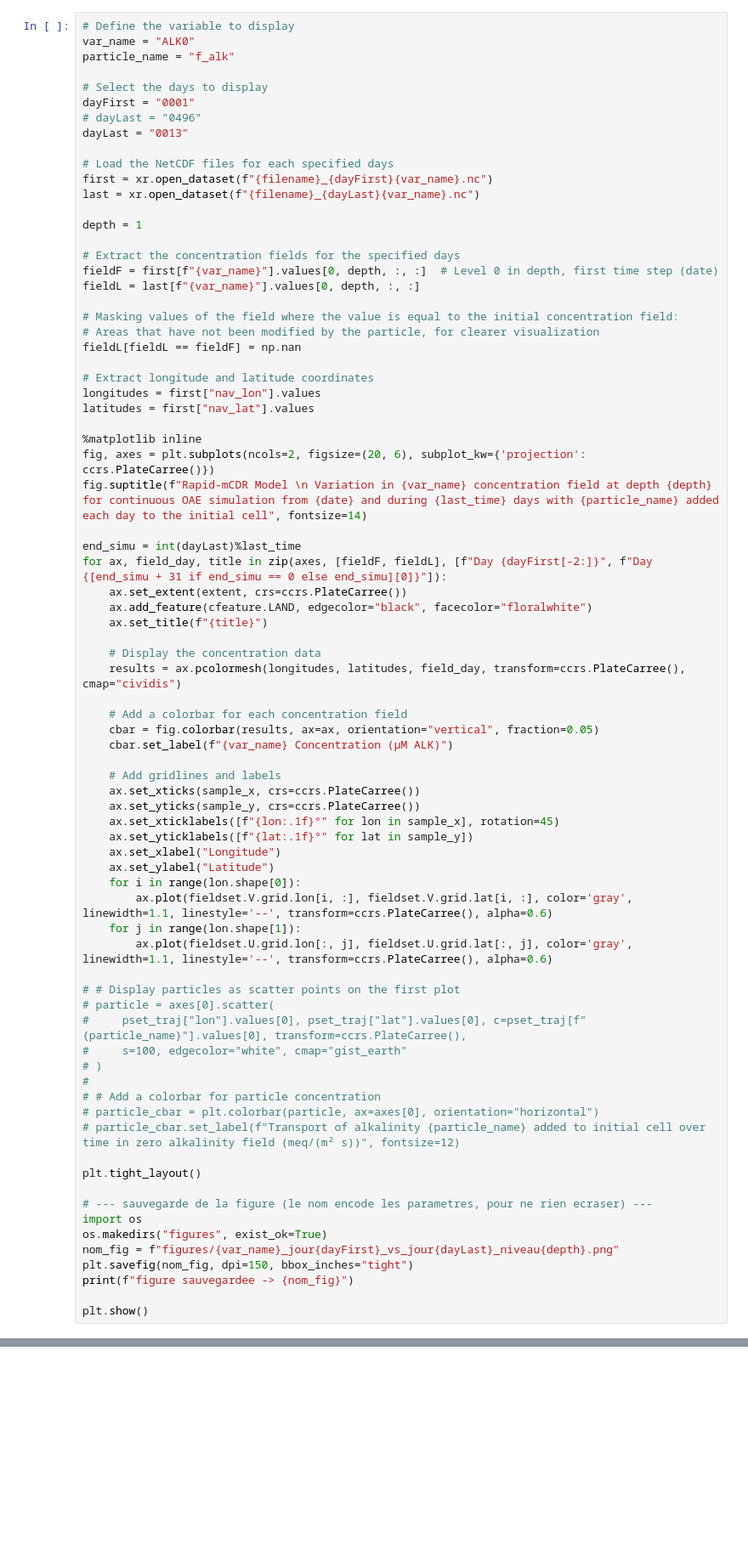
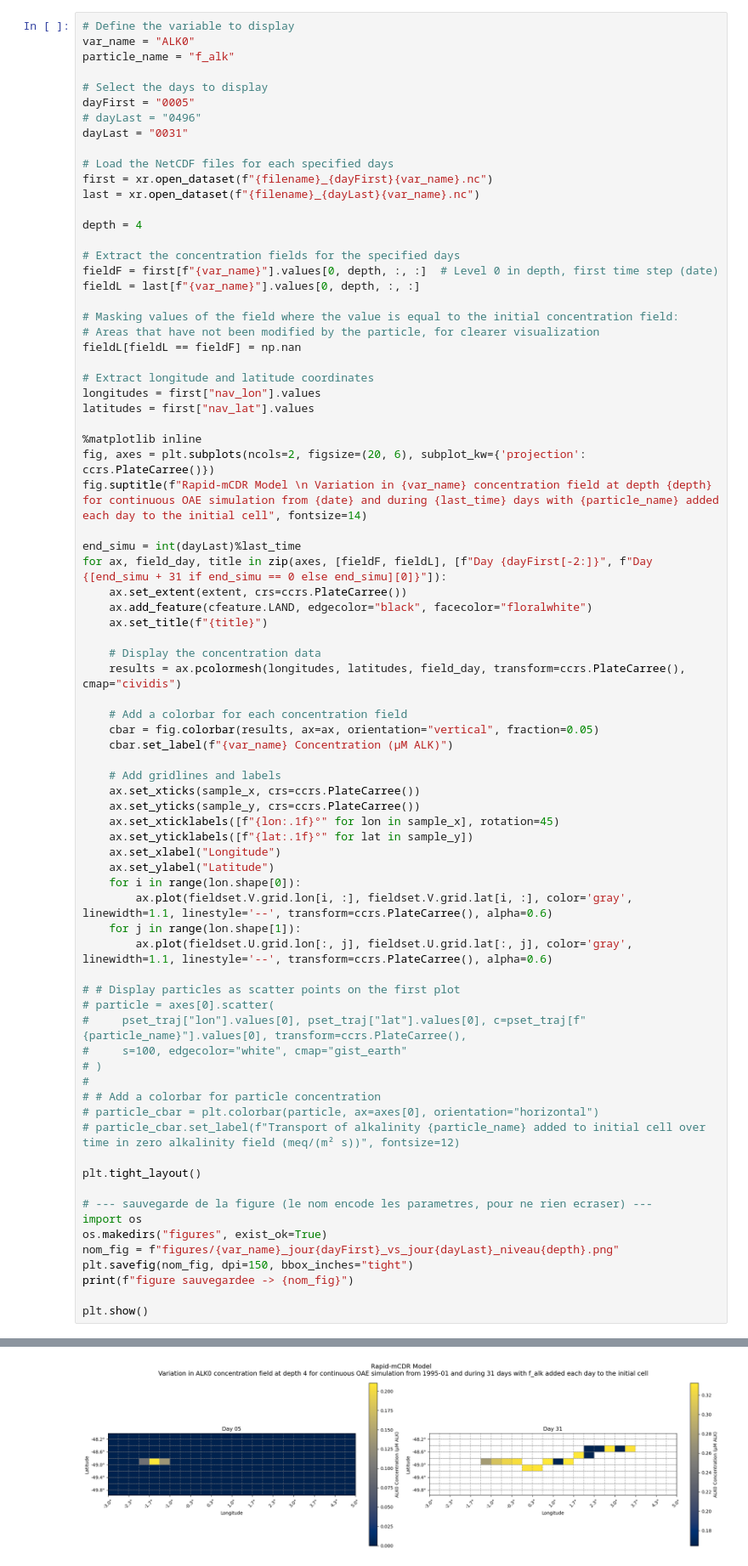
Before and after one commit to margheritacastellano/rapid_mCDR_horizontal, a Jupyter notebook: SEMES/test.ipynb, the cells around one changed output, grey strips where cells are left out. Shown at 85% size. Drawn from its saved outputs; the diff is of its cells as text; blank space fills up the shorter version.

```diff
--- a/SEMES/test.ipynb
+++ b/SEMES/test.ipynb
@@ -361,15 +364,15 @@ var_name = "ALK0"
 particle_name = "f_alk"
 
 # Select the days to display
-dayFirst = "0001"
+dayFirst = "0005"
 # dayLast = "0496"
-dayLast = "0013"
+dayLast = "0031"
 
 # Load the NetCDF files for each specified days
 first = xr.open_dataset(f"{filename}_{dayFirst}{var_name}.nc")
 last = xr.open_dataset(f"{filename}_{dayLast}{var_name}.nc")
 
-depth = 1
+depth = 4
 
 # Extract the concentration fields for the specified days
 fieldF = first[f"{var_name}"].values[0, depth, :, :]  # Level 0 in depth, first time step (date)
@@ -432,3 +435,4 @@ plt.savefig(nom_fig, dpi=150, bbox_inches="tight")
 print(f"figure sauvegardee -> {nom_fig}")
 
 plt.show()
+# %% [output]
@@ -435,3 +440,4 @@ plt.show()
+[figure, added]
 # %% [markdown]
 ### Volume-weighted mass-conservation check (advection + diffusion)
 
```
Also changed, not shown: parts of 3 cells of this notebook.
